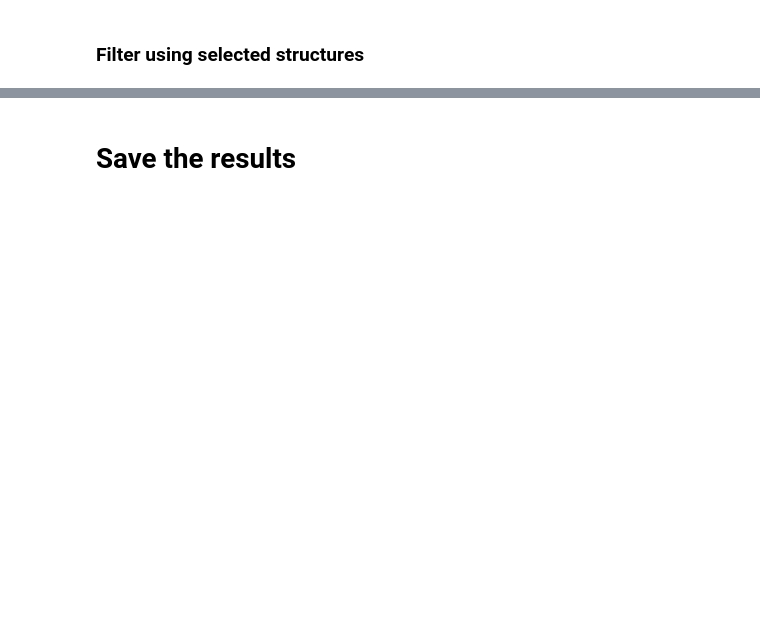
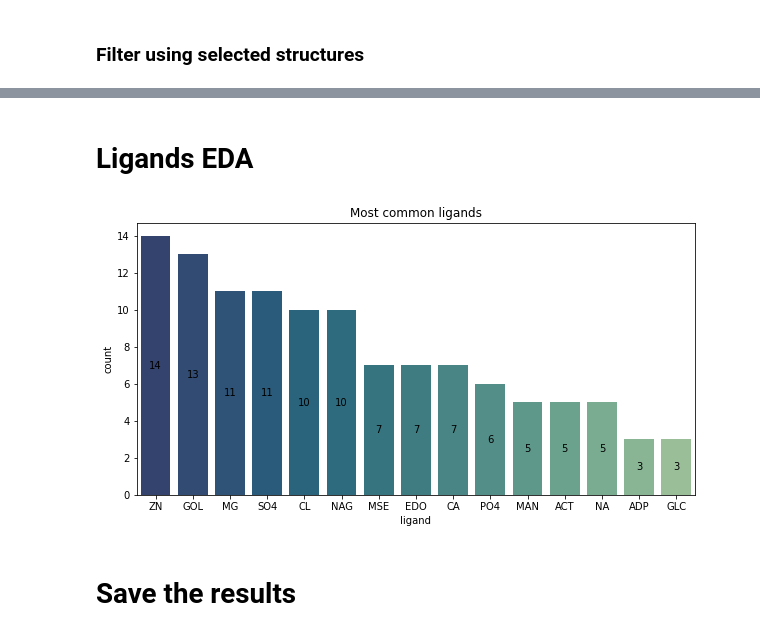
Before and after one commit to timofeiryko/smtb, a Jupyter notebook: preprocessing/ensp_pdb_mapping_EDA.ipynb, the cells around one changed output, grey strips where cells are left out. Cells and saved outputs as stored; diff of their text form; code cells hidden in the pictures; blank space fills up the shorter version.

```diff
--- a/preprocessing/ensp_pdb_mapping_EDA.ipynb
+++ b/preprocessing/ensp_pdb_mapping_EDA.ipynb
@@ -173,3 +197,22 @@ filtered_concated_df.head()
+# %% [markdown]
+# Ligands EDA
+# %%
+plt.figure(figsize=(10, 5))
+
+ax = sns.countplot(
+    x='ligand', data=selected_structures_df,
+    palette='crest_r',
+    order=selected_structures_df.ligand.value_counts()[:15].index
+)
+
+bars = ax.containers[0]
+
+plt.title('Most common ligands')
+ax.bar_label(bars, label_type='center')
+
+plt.show()
+# %% [output]
+[figure, added]
 # %% [markdown]
 # Save the results
 # %%
```
Also changed, not shown: parts of 7 cells of this notebook.
